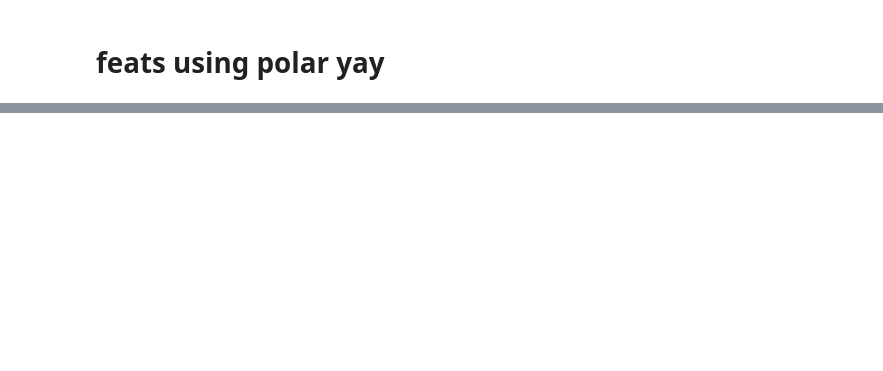
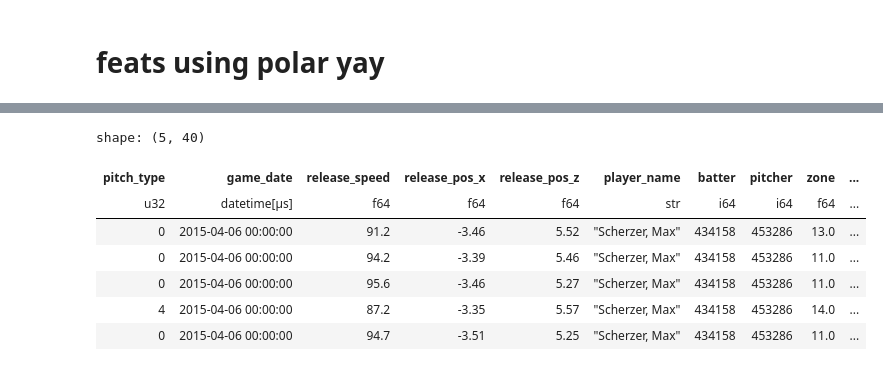
Before and after one commit to nico671/PitchPredict, a Jupyter notebook: notebooks/featurize.ipynb, the cells around one changed output, grey strips where cells are left out. Cells and saved outputs as stored; diff of their text form; code cells hidden in the pictures; blank space fills up the shorter version.

```diff
--- a/notebooks/featurize.ipynb
+++ b/notebooks/featurize.ipynb
@@ -129,17 +223,0 @@ shape: (33_492, 59)
-# %%
-df = df.with_columns(
-    pl.col("pitch_type")
-    .cum_count(reverse=False)
-    .over(["player_name", "game_date", "game_pk"])
-    .alias("pitches_thrown_curr_game")
-)
-df = df.sort(
-    [
-        "game_date",
-        "game_pk",
-        "at_bat_number",
-        "pitch_number",
-    ],
-    descending=True,
-)
-df
@@ -217,6 +223,0 @@ df = df.join(batting_df, left_on="batter", right_on="mlbID", how="left")
-# %%
-# Inspect the columns of batting_df
-print(batting_df.columns)
-
-# Perform a left join on the 'batter' column
-df = df.join(batting_df, left_on="batter", right_on="mlbID", how="left")
@@ -241,0 +224,25 @@ shape: (33_492, 64)
+# %%
+def sort_pitch_data(df):
+    return df.sort(
+        [
+            "game_date",  # Primary: chronological order
+            "game_pk",  # Secondary: unique game identifier
+            "inning",  # Tertiary: game sequence
+            "at_bat_number",  # Game at-bat order
+            "pitch_number",  # At-bat pitch sequence
+        ],
+        descending=False,  # Ascending order for all
+    )
+
+
+df = sort_pitch_data(df)
+df.head()
+# %% [output]
+shape: (5, 40)
+| pitch_type | game_date | release_speed | release_pos_x | release_pos_z | player_name | batter | pitcher | zone | ... |
+| u32 | datetime[μs] | f64 | f64 | f64 | str | i64 | i64 | f64 | ... |
+| 0 | 2015-04-06 00:00:00 | 91.2 | -3.46 | 5.52 | "Scherzer, Max" | 434158 | 453286 | 13.0 | ... |
+| 0 | 2015-04-06 00:00:00 | 94.2 | -3.39 | 5.46 | "Scherzer, Max" | 434158 | 453286 | 11.0 | ... |
+| 0 | 2015-04-06 00:00:00 | 95.6 | -3.46 | 5.27 | "Scherzer, Max" | 434158 | 453286 | 11.0 | ... |
+| 4 | 2015-04-06 00:00:00 | 87.2 | -3.35 | 5.57 | "Scherzer, Max" | 434158 | 453286 | 14.0 | ... |
+| 0 | 2015-04-06 00:00:00 | 94.7 | -3.51 | 5.25 | "Scherzer, Max" | 434158 | 453286 | 11.0 | ... |
```
Also changed, not shown: parts of 23 cells of this notebook, 7 other files.
